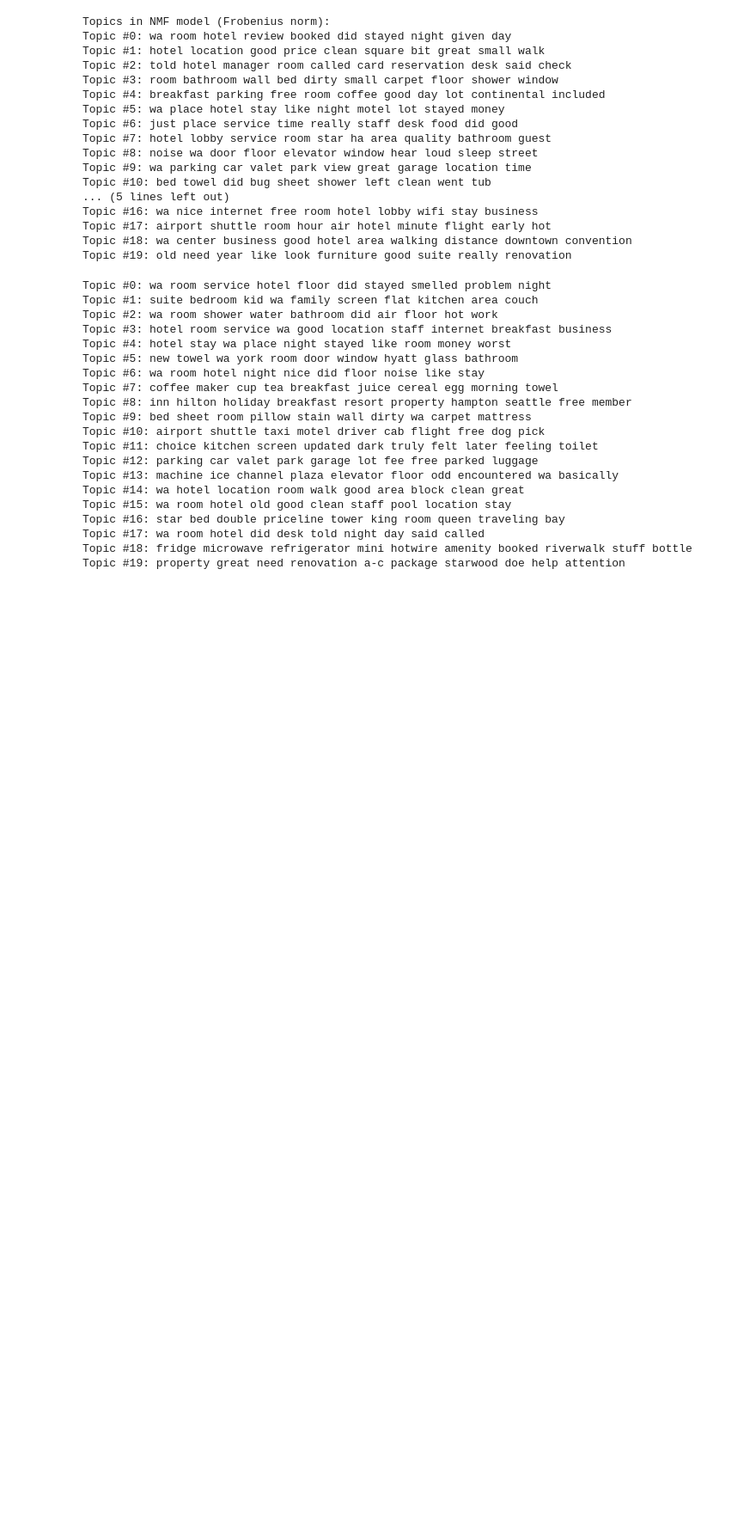
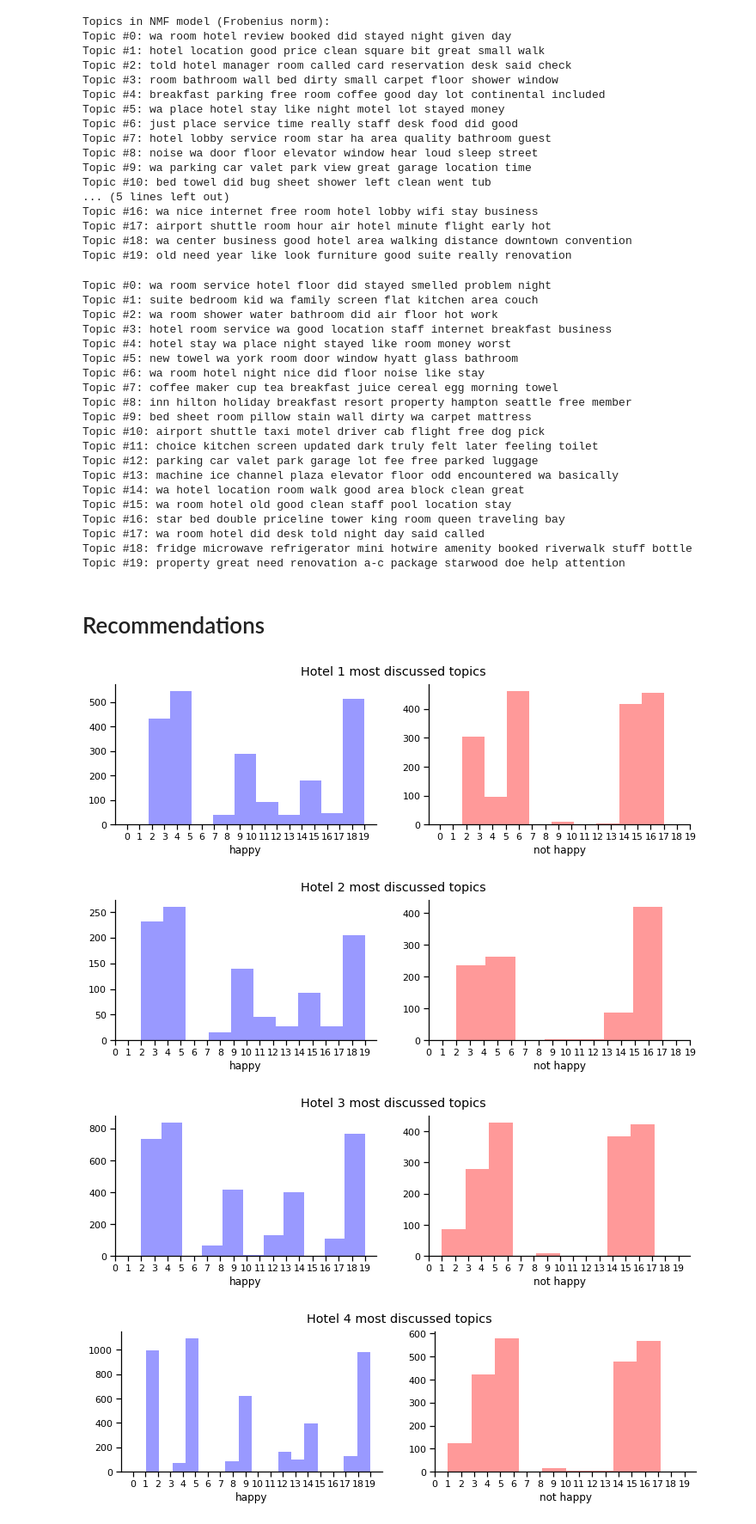
Before and after one commit to sina5/Happy-Hotel, a Jupyter notebook: happy-hotel.ipynb, the cells around one changed output. Shown at 86% size. Drawn from its saved outputs; the diff is of its cells as text; code cells hidden in the pictures; blank space fills up the shorter version.

```diff
--- a/happy-hotel.ipynb
+++ b/happy-hotel.ipynb
@@ -404,3 +395,27 @@ for n in range(doc_topic.shape[0]):
     topic_most_pr = doc_topic[n].argmax()
     topics = np.append(topics, [topic_most_pr], axis=0)
 df_not_happy['topic_lda'] = topics
+# %% [markdown]
+# Recommendations
+# %%
+happy_hotels_grouped = df_happy.groupby('hotel_ID')
+not_happy_hotels_grouped = df_not_happy.groupby('hotel_ID')
+i=0
+for group in happy_hotels_grouped.groups:
+    i+=1
+    happy = happy_hotels_grouped.get_group(group)['topic_lda']
+    unhappy = not_happy_hotels_grouped.get_group(group)['topic_lda']
+    fig = plt.figure(figsize=(12,3))
+    ax = fig.add_subplot(121)
+    sns.distplot(happy, axlabel='happy', kde=False, color='b', ax=ax)
+    ax.set_xticks(np.arange(20))
+    ax= fig.add_subplot(122)
+    sns.distplot(unhappy, axlabel='not happy', kde=False, color='r', ax=ax)
+    ax.set_xticks(np.arange(20))
+    fig.suptitle('Hotel {} most discussed topics'.format(i))
+    sns.despine()
+# %% [output]
+[figure, added]
+[figure, added]
+[figure, added]
+[figure, added]
```
Also changed, not shown: parts of 10 cells of this notebook.
